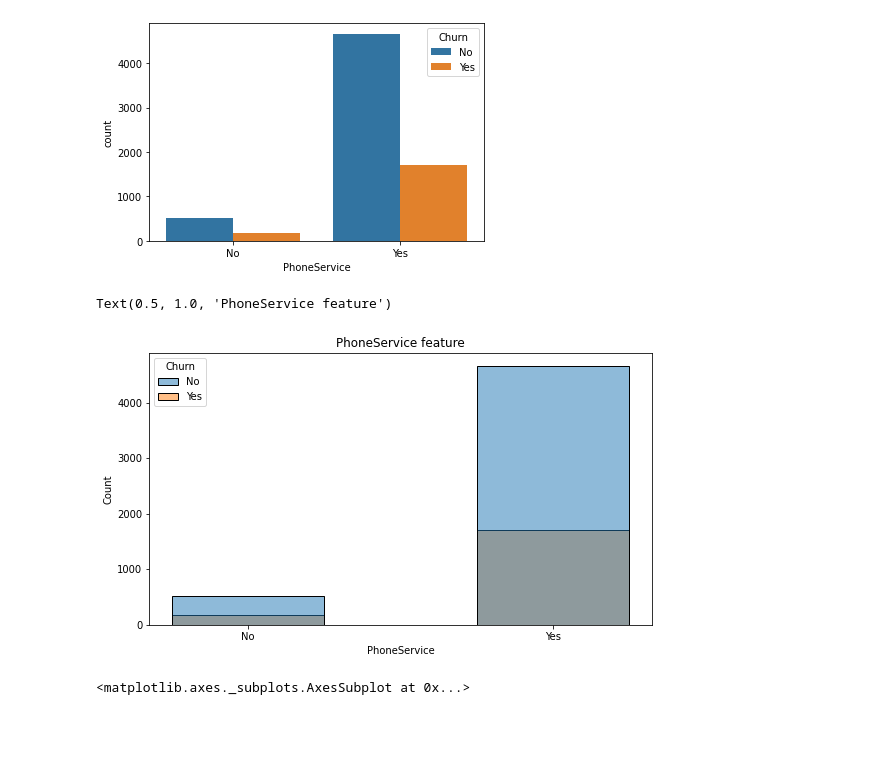
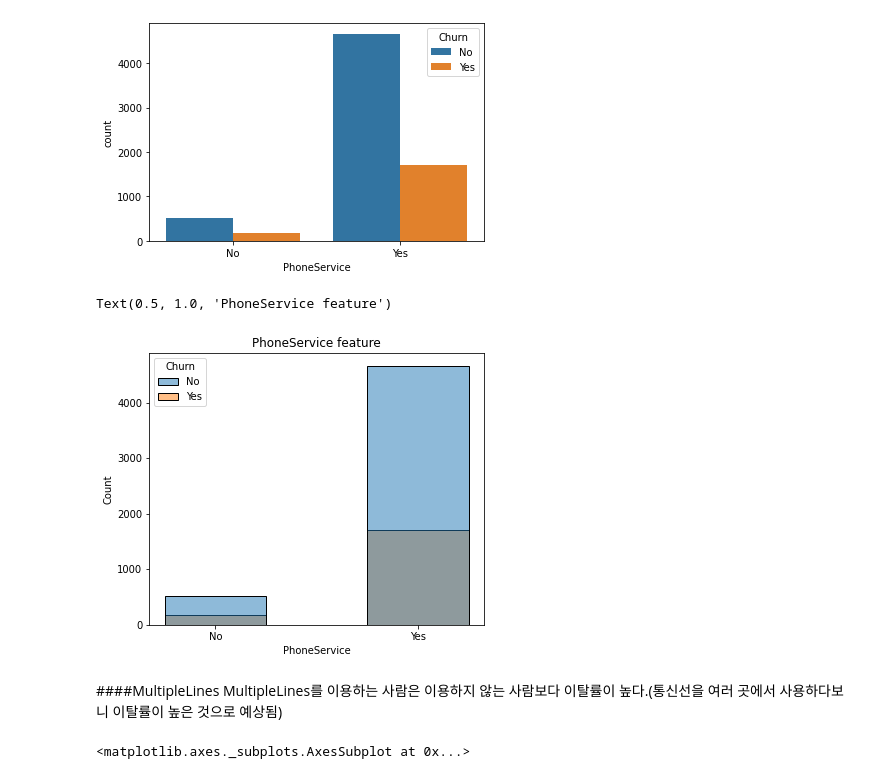
Before and after one commit to songhyun7597/ITB2022, a Jupyter notebook: 통신사_이탈_데이터.ipynb, the cells around one changed output. Saved outputs shown, nothing was run; the diff lists cells and outputs as text; code cells hidden in the pictures; blank space fills up the shorter version.

```diff
--- a/통신사_이탈_데이터.ipynb
+++ b/통신사_이탈_데이터.ipynb
@@ -262,12 +308,15 @@ sns.countplot("PhoneService", data=data,hue="Churn")
 <matplotlib.axes._subplots.AxesSubplot at 0x...>
 [figure]
 # %%
-plt.figure(figsize=(9,5))
+plt.figure(figsize=(6,5))
 sns.histplot(data=data,x="PhoneService",hue='Churn', shrink=.5)
 plt.title('PhoneService feature')
 # %% [output]
 Text(0.5, 1.0, 'PhoneService feature')
-[figure, old version]
+[figure, new version]
+# %% [markdown]
+####MultipleLines
+MultipleLines를 이용하는 사람은 이용하지 않는 사람보다 이탈률이 높다.(통신선을 여러 곳에서 사용하다보니 이탈률이 높은 것으로 예상됨)
 # %%
 sns.countplot("Churn", data=data,hue="MultipleLines")
 # %% [output]
```
Also changed, not shown: parts of 55 cells of this notebook.
